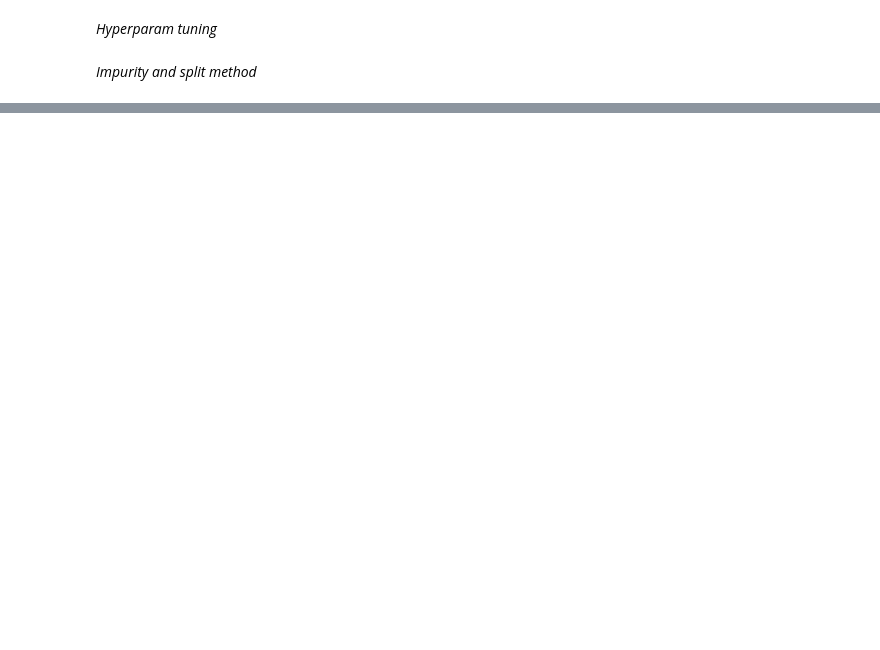
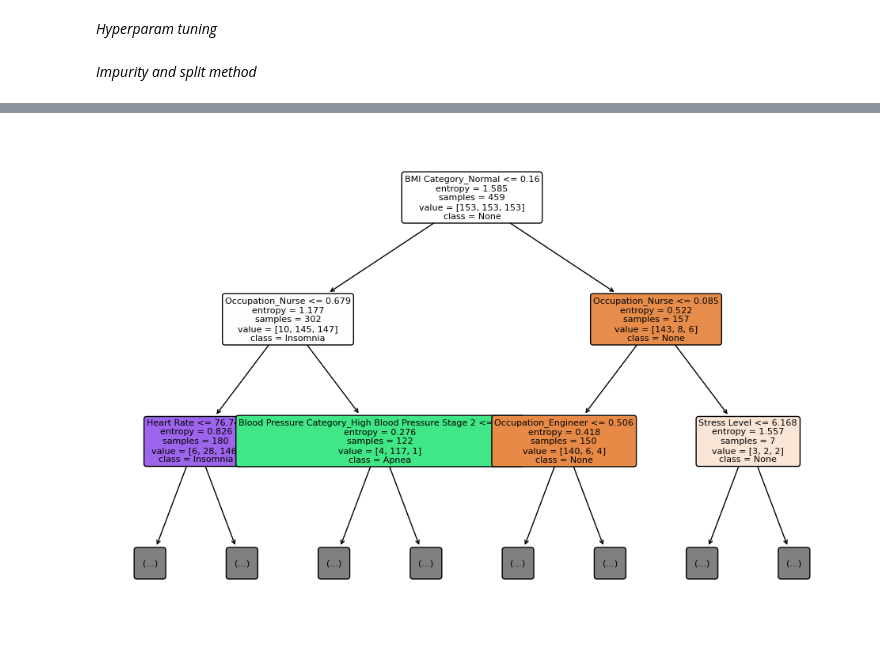
Before and after one commit to carstenegelund/sleep-disorder-classifier, a Jupyter notebook: model_decision_tree_classification.ipynb, the cells around one changed output, grey strips where cells are left out. Drawn from its saved outputs; the diff is of its cells as text; code cells hidden in the pictures; blank space fills up the shorter version.

```diff
--- a/model_decision_tree_classification.ipynb
+++ b/model_decision_tree_classification.ipynb
@@ -360,0 +578,18 @@ Test Accuracy with best parameters: 83.1900 %
+# %%
+import matplotlib.pyplot as plt
+from sklearn import tree
+
+feature_names = transformed_X_train_df.columns
+class_names = class_labels
+
+# Create a larger figure for the plot
+plt.figure(figsize=(12, 8))  # Adjust the width and height as needed
+
+# Plot the decision tree
+tree.plot_tree(model_dt, max_depth=2, feature_names=feature_names, class_names=class_names,
+               filled=True, rounded=True, fontsize=8)  # Adjust fontsize as needed
+
+# Show the plot
+plt.show()
+# %% [output]
+[figure, added]
```
Also changed, not shown: parts of 36 cells of this notebook, 4 other files.
